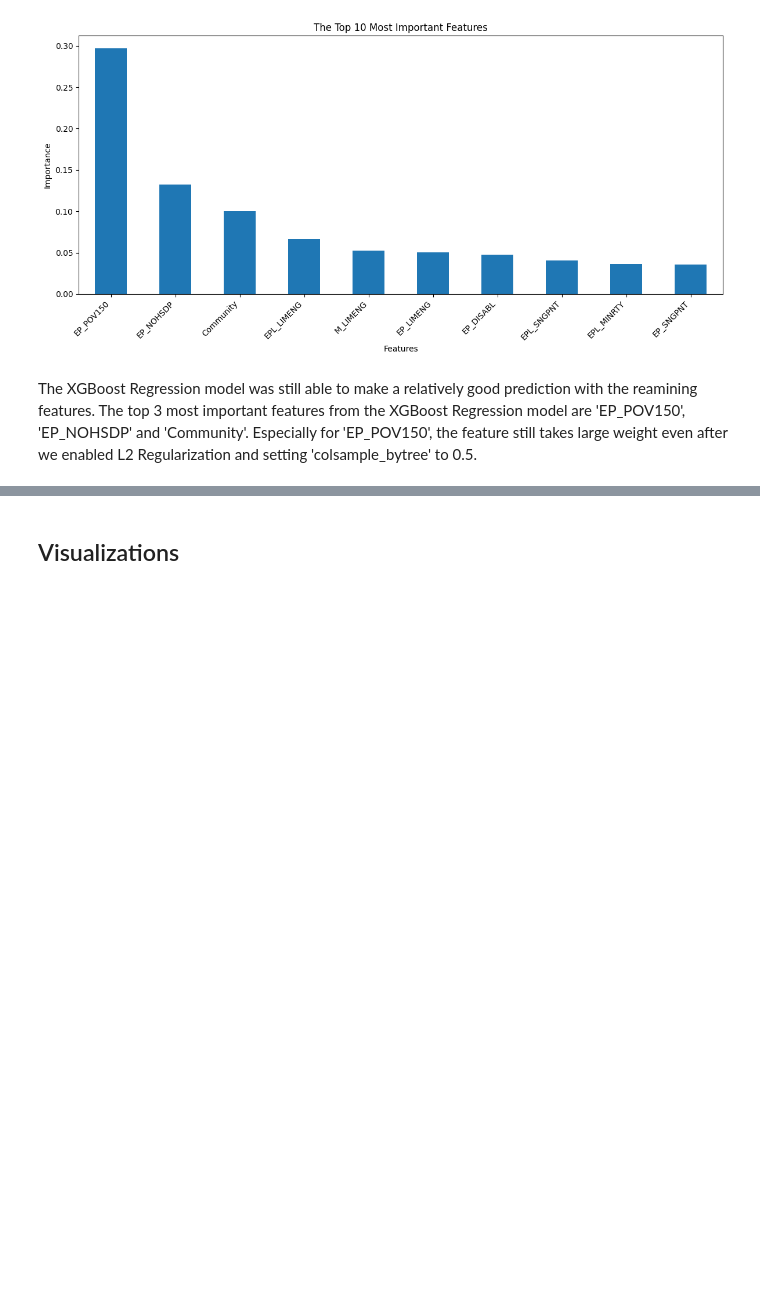
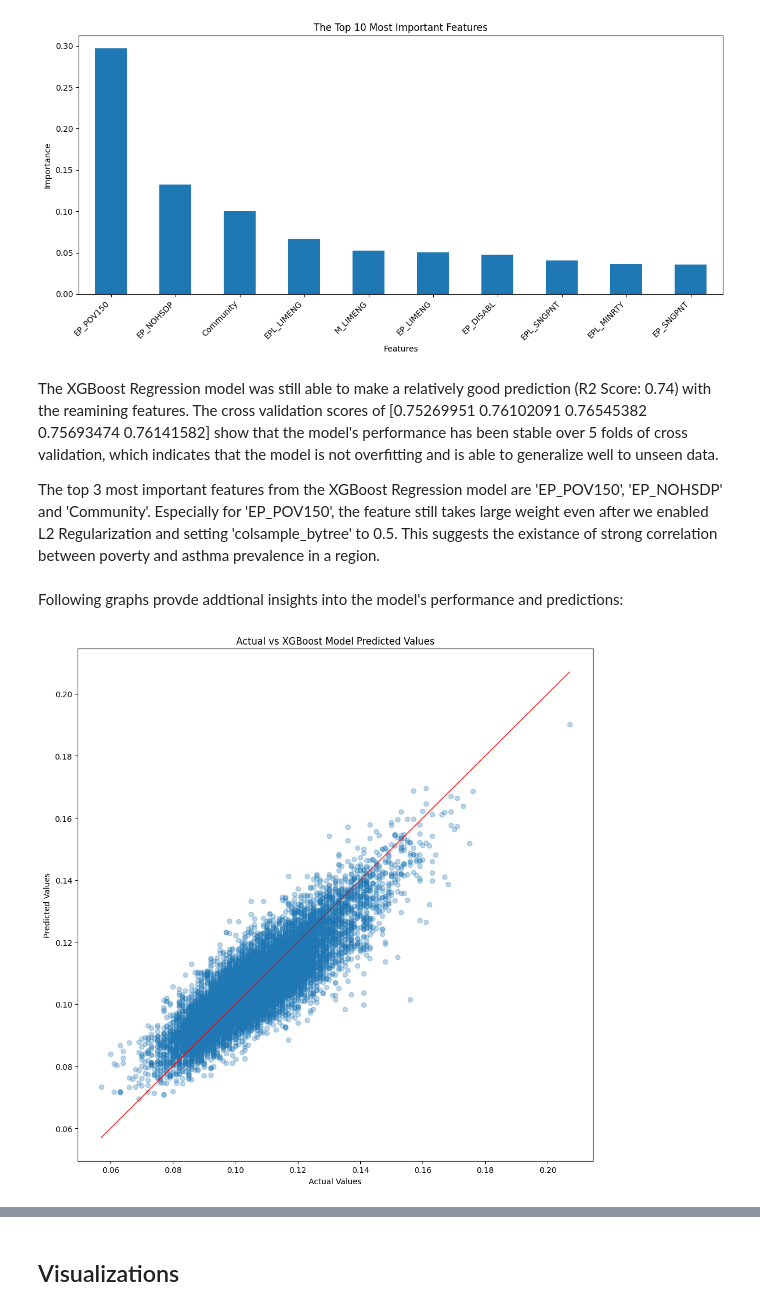
Before and after one commit to yoryuzaki/ss25_milestone2_team3, a Jupyter notebook: Notebook 1.ipynb, the cells around one changed output, grey strips where cells are left out. Cells and saved outputs as stored; diff of their text form; code cells hidden in the pictures; blank space fills up the shorter version.

```diff
--- a/Notebook 1.ipynb
+++ b/Notebook 1.ipynb
@@ -812,13 +812,13 @@ y = final_combined_df_non_racial['asthma_prevalence']
 
 # Dropping Highly Correlated Features
 corr_matrix = X.corr().abs()
-upper = corr_matrix.where(np.triu(np.ones(corr_matrix.shape), k=1).astype(bool))
-to_drop = [column for column in upper.columns if any(upper[column] > 0.94)]
+upper_triangle = corr_matrix.where(np.triu(np.ones(corr_matrix.shape), k=1).astype(bool))
+features_to_drop = [column for column in upper_triangle.columns if any(upper_triangle[column] > 0.94)]
 
-print("Highly correlated features to be dropped:")
-print(to_drop)
+#print("Highly correlated features to be dropped:")
+#print(features_to_drop)
 
-X = X.drop(columns=to_drop)
+X = X.drop(columns=features_to_drop)
 
 # Train and Test Split
 X_train, X_test, y_train, y_test = train_test_split(X, y, test_size=0.2, random_state=42)
@@ -904,4 +901,20 @@ Selected important features:
 ['M_LIMENG', 'M_GROUPQ', 'EP_POV150', 'EP_NOHSDP', 'EP_AGE65', 'EP_DISABL', 'EP_SNGPNT', 'EP_LIMENG', 'EP_MUNIT', 'EPL_AGE65', 'EPL_SNGPNT', 'EPL_LIMENG', 'EPL_MINRTY', 'EPL_MUNIT', 'ds_pm_pred', 'Com ...
 [figure]
 # %% [markdown]
-The XGBoost Regression model was still able to make a relatively good prediction with the reamining features. The top 3 most important features from the XGBoost Regression model are 'EP_POV150', 'EP_NOHSDP' and 'Community'. Especially for 'EP_POV150', the feature still takes large weight even after we enabled L2 Regularization and setting 'colsample_bytree' to 0.5.
+The XGBoost Regression model was still able to make a relatively good prediction (R2 Score: 0.74) with the reamining features. The cross validation scores of [0.75269951 0.76102091 0.76545382 0.75693474 0.76141582] show that the model's performance has been stable over 5 folds of cross validation, which indicates that the model is not overfitting and is able to generalize well to unseen data.
+
+The top 3 most important features from the XGBoost Regression model are 'EP_POV150', 'EP_NOHSDP' and 'Community'. Especially for 'EP_POV150', the feature still takes large weight even after we enabled L2 Regularization and setting 'colsample_bytree' to 0.5. This suggests the existance of strong correlation between poverty and asthma prevalence in a region.
+# %% [markdown]
+Following graphs provde addtional insights into the model's performance and predictions:
+# %%
+# Actual vs XGBoost Model Predicted Values
+plt.figure(figsize=(10, 10))
+plt.scatter(y_test, xgb_pred, alpha=0.3)
+plt.plot([y_test.min(), y_test.max()], [y_test.min(), y_test.max()], 'r-', lw=1)
+plt.xlabel('Actual Values')
+plt.ylabel('Predicted Values')
+plt.title('Actual vs XGBoost Model Predicted Values')
+plt.tight_layout()
+plt.show()
+# %% [output]
+[figure, added]
```
Also changed, not shown: parts of 6 cells of this notebook.
